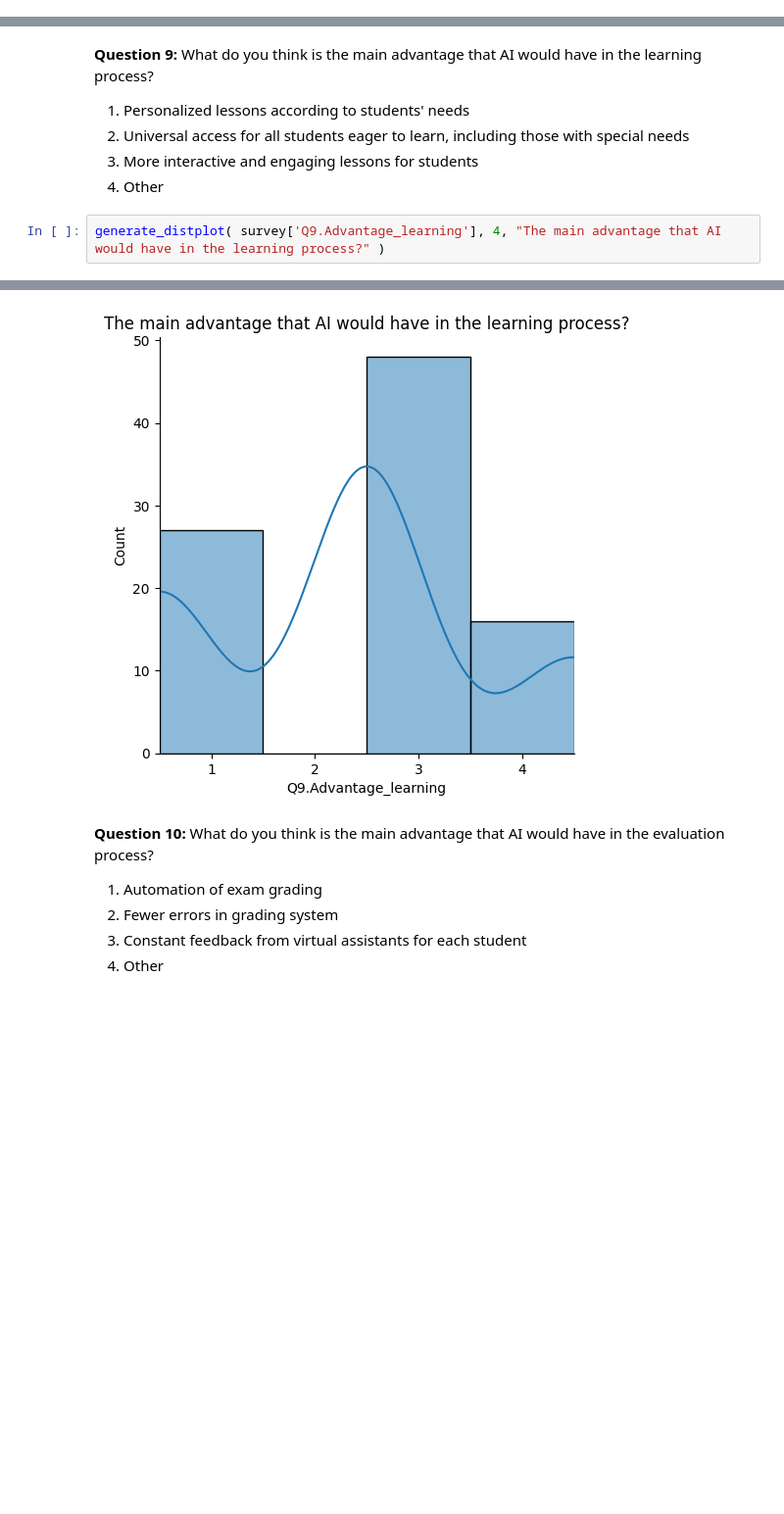
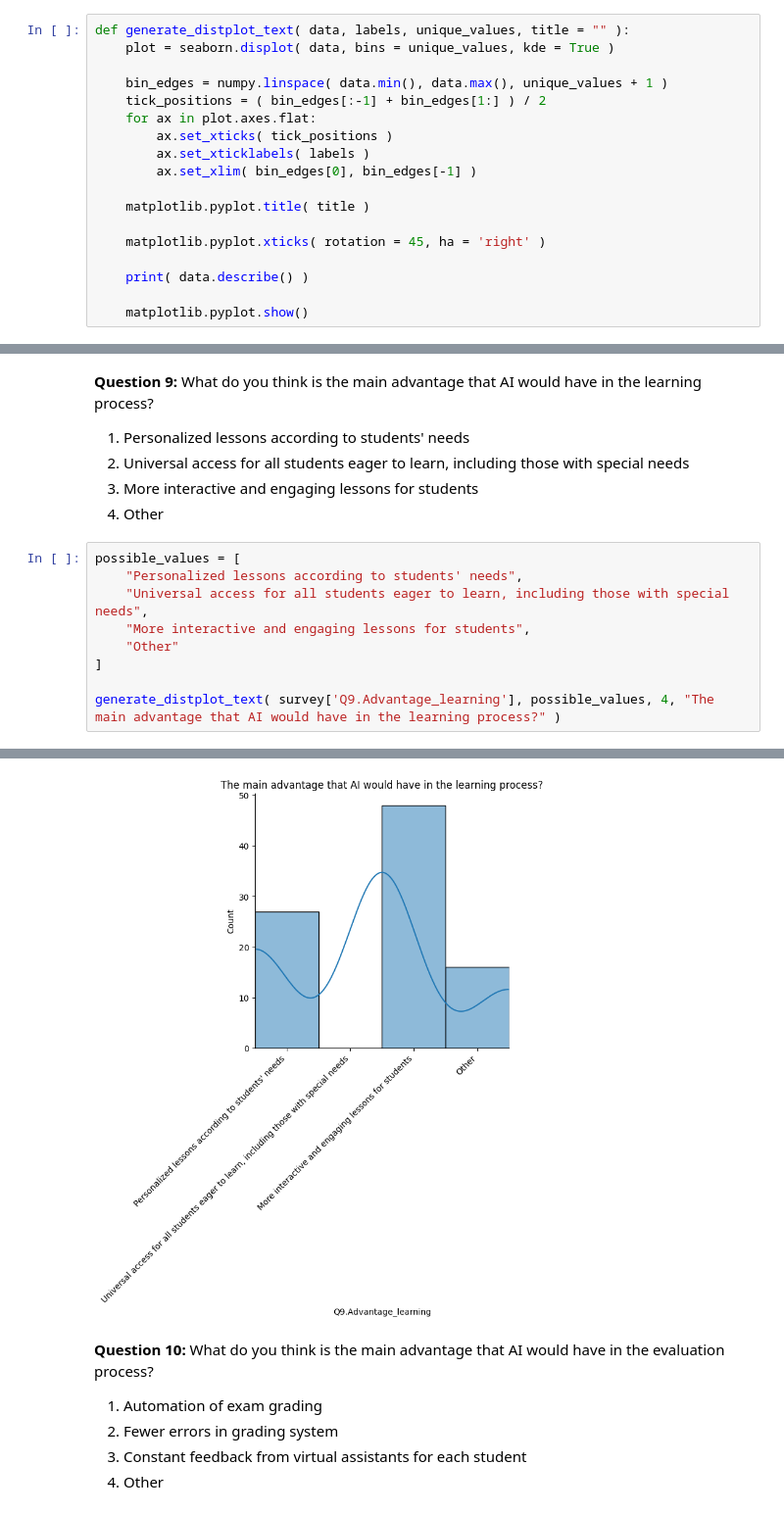
Before and after one commit to AndrejFinki/S7.IRP, a Jupyter notebook: src/notebook.ipynb, the cells around one changed output, grey strips where cells are left out. Shown at 98% size. Cells and saved outputs as stored; diff of their text form; blank space fills up the shorter version.

```diff
--- a/src/notebook.ipynb
+++ b/src/notebook.ipynb
@@ -36,6 +36,24 @@ def generate_distplot( data, unique_values, title = "" ):
     print( data.describe() )
 
     matplotlib.pyplot.show()
+# %%
+def generate_distplot_text( data, labels, unique_values, title = "" ):
+    plot = seaborn.displot( data, bins = unique_values, kde = True )
+
+    bin_edges = numpy.linspace( data.min(), data.max(), unique_values + 1 )
+    tick_positions = ( bin_edges[:-1] + bin_edges[1:] ) / 2
+    for ax in plot.axes.flat:
+        ax.set_xticks( tick_positions )
+        ax.set_xticklabels( labels )
+        ax.set_xlim( bin_edges[0], bin_edges[-1] )
+
+    matplotlib.pyplot.title( title )
+
+    matplotlib.pyplot.xticks( rotation = 45, ha = 'right' )
+
+    print( data.describe() )
+
+    matplotlib.pyplot.show()
 # %%
 def generate_barplot( data, title = "" ):
     split_responses = [ response.split(';') for response in data ]
@@ -256,18 +287,25 @@ Name: Q8.Advantage_teaching, dtype: float64
 1. More interactive and engaging lessons for students
 1. Other
 # %%
-generate_distplot( survey['Q9.Advantage_learning'], 4, "The main advantage that AI would have in the learning process?" )
+possible_values = [
+    "Personalized lessons according to students' needs",
+    "Universal access for all students eager to learn, including those with special needs",
+    "More interactive and engaging lessons for students",
+    "Other"
+]
+
+generate_distplot_text( survey['Q9.Advantage_learning'], possible_values, 4, "The main advantage that AI would have in the learning process?" )
 # %% [output]
 count    91.000000
 mean      1.879121
 std       0.680444
 min       1.000000
 25%       1.000000
 50%       2.000000
 75%       2.000000
 max       3.000000
 Name: Q9.Advantage_learning, dtype: float64
-[figure, old version]
+[figure, new version]
 # %% [markdown]
 **Question 10:** What do you think is the main advantage that AI would have in the evaluation process?
 
```
Also changed, not shown: parts of 15 cells of this notebook.
